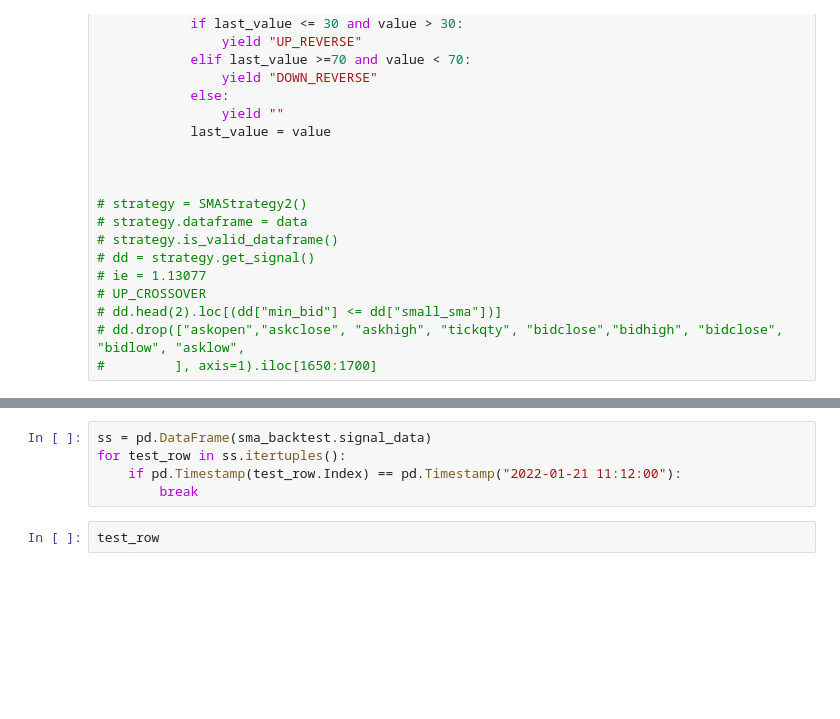
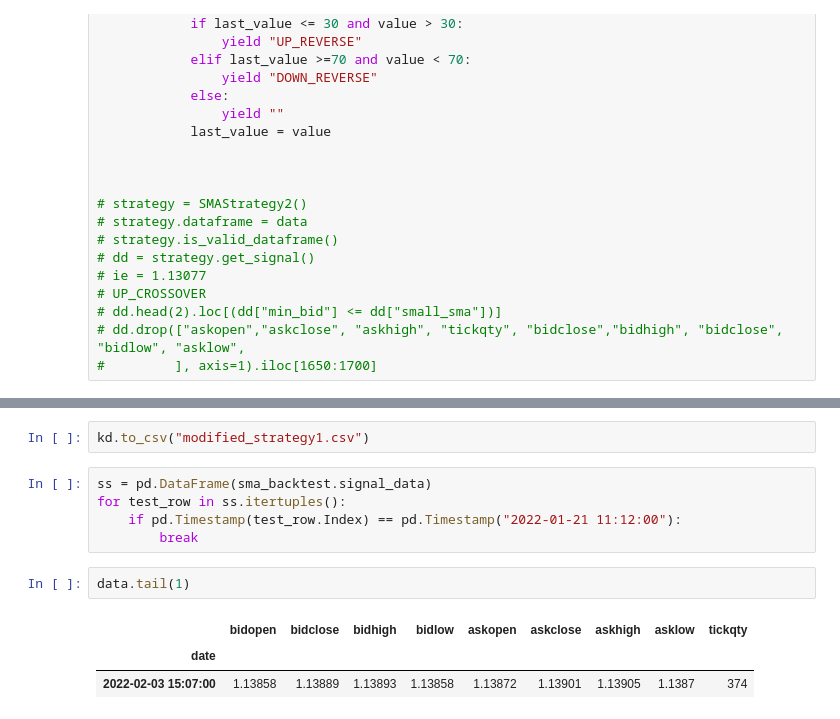
Before and after one commit to sonupal129/affinity, a Jupyter notebook: algo_test.ipynb, the cells around one changed output, grey strips where cells are left out. Saved outputs shown, nothing was run; the diff lists cells and outputs as text; blank space fills up the shorter version.

Commit message:
working on last signal fethcing strategy

```diff
--- a/algo_test.ipynb
+++ b/algo_test.ipynb
@@ -811,8 +921,13 @@ kd[kd["status"] == "TG"]
+# %%
+kd.to_csv("modified_strategy1.csv")
 # %%
 ss = pd.DataFrame(sma_backtest.signal_data)
 for test_row in ss.itertuples():
     if pd.Timestamp(test_row.Index) == pd.Timestamp("2022-01-21 11:12:00"):
         break
 # %%
-test_row
+data.tail(1)
 # %% [output]
+|  | bidopen | bidclose | bidhigh | bidlow | askopen | askclose | askhigh | asklow | tickqty |
+| date |  |  |  |  |  |  |  |  |  |
+| 2022-02-03 15:07:00 | 1.13858 | 1.13889 | 1.13893 | 1.13858 | 1.13872 | 1.13901 | 1.13905 | 1.1387 | 374 |
```
Also changed, not shown: parts of 14 cells of this notebook, 2 other files.
